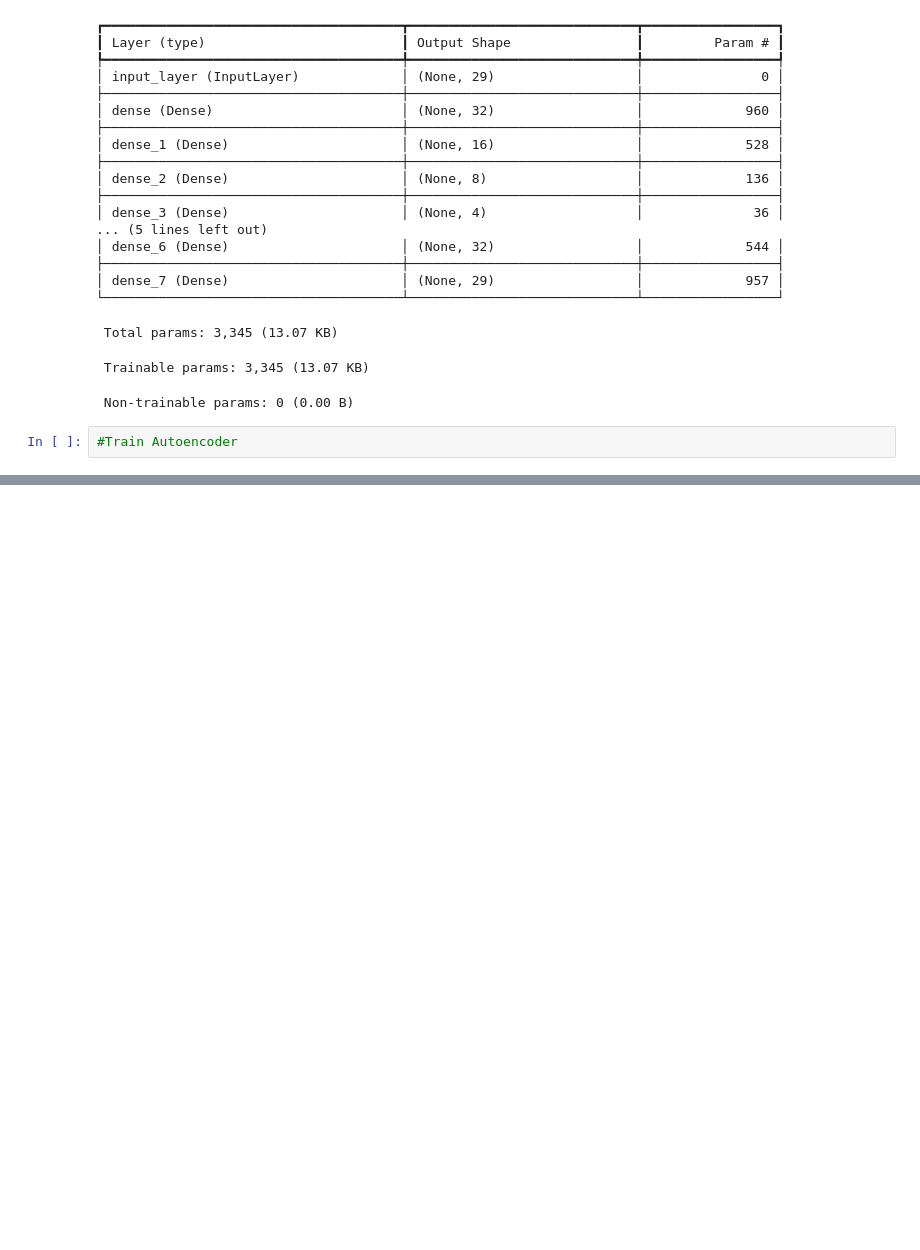
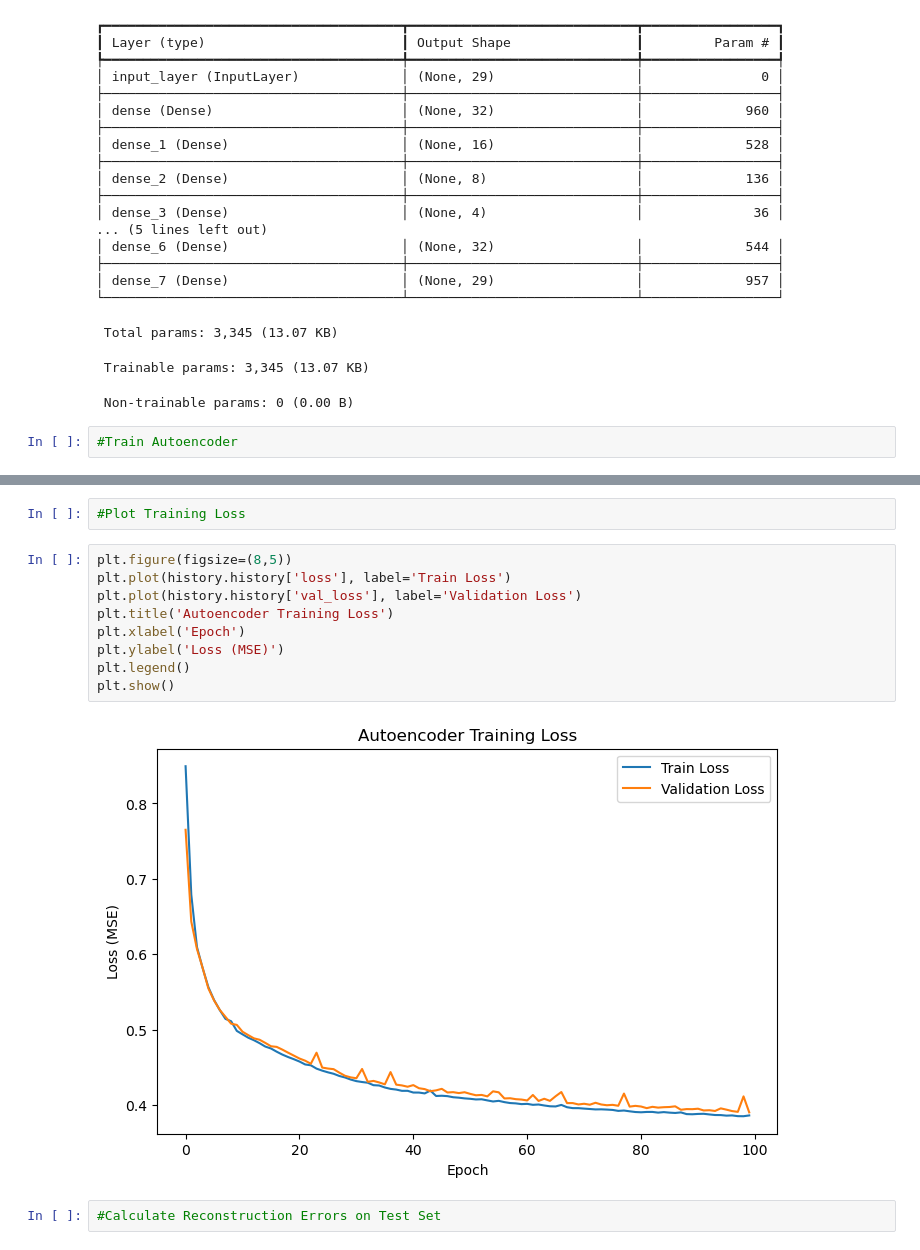
Before and after one commit to abeselom-tesfay/Credit-Card-Fraud-Transaction-Detection, a Jupyter notebook: Autoencoder-Credit-Card-Fraud-Detection.ipynb, the cells around one changed output, grey strips where cells are left out. Cells and saved outputs as stored; diff of their text form; blank space fills up the shorter version.

Commit message:
dd evaluation and visualization for autoencoder model

```diff
--- a/Autoencoder-Credit-Card-Fraud-Detection.ipynb
+++ b/Autoencoder-Credit-Card-Fraud-Detection.ipynb
@@ -224,0 +225,15 @@ Epoch 87/100
+# %%
+#Plot Training Loss
+# %%
+plt.figure(figsize=(8,5))
+plt.plot(history.history['loss'], label='Train Loss')
+plt.plot(history.history['val_loss'], label='Validation Loss')
+plt.title('Autoencoder Training Loss')
+plt.xlabel('Epoch')
+plt.ylabel('Loss (MSE)')
+plt.legend()
+plt.show()
+# %% [output]
+[figure, added]
+# %%
+#Calculate Reconstruction Errors on Test Set
```
Also changed, not shown: parts of 10 cells of this notebook.
